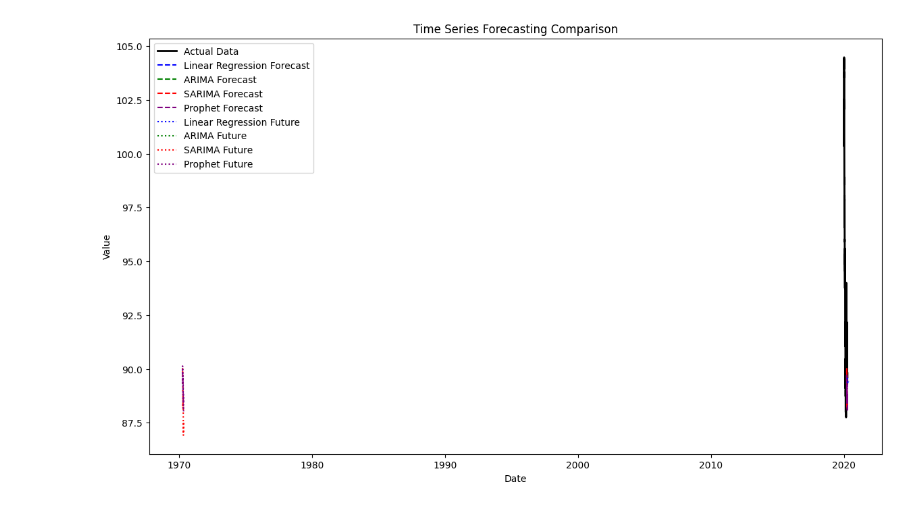
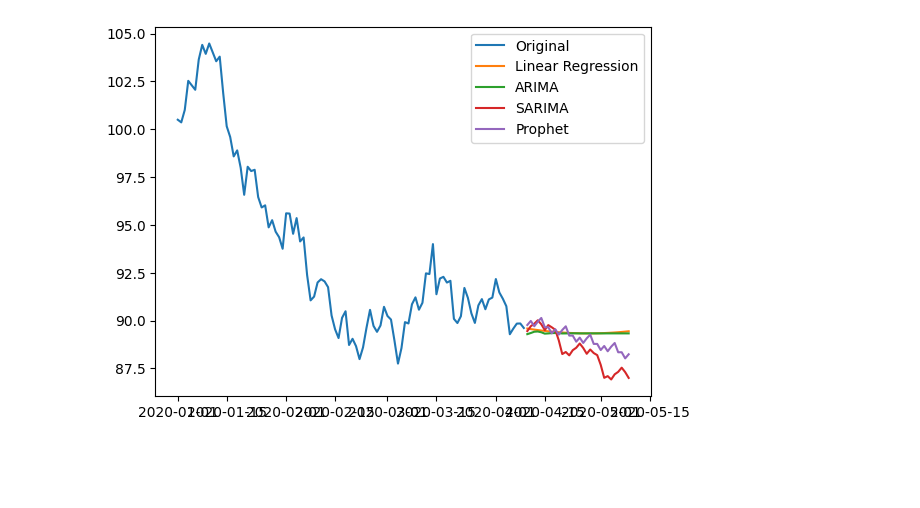
Before and after one commit to MizusakoSadanobu/time_series_analysis, a Jupyter notebook: model_comparison.ipynb, the cells around one changed output. Saved outputs shown, nothing was run; the diff lists cells and outputs as text; code cells hidden in the pictures; blank space fills up the shorter version.

```diff
--- a/model_comparison.ipynb
+++ b/model_comparison.ipynb
@@ -15,15 +15,16 @@ date_range = pd.date_range(start='2020-01-01', periods=100, freq='D')
 data = np.cumsum(np.random.randn(100)) + 100  # ランダムウォーク
 df = pd.DataFrame({'ds': date_range, 'y': data})
 
+# データをトレーニングとテストに分割
+df['diff'] = df['y'].diff().fillna(0)
+df['day'] = np.arange(len(df))
+
+X = df[['day']]
+y = df['diff']
+X_train, X_test, y_train, y_test = train_test_split(X, y, test_size=0.2, shuffle=False)
+
 # 線形回帰で1階差を予測
 def linear_regression_forecast(df, future_steps):
-    df['diff'] = df['y'].diff().fillna(0)
-    df['day'] = np.arange(len(df))
-
-    X = df[['day']]
-    y = df['diff']
-    X_train, X_test, y_train, y_test = train_test_split(X, y, test_size=0.2, shuffle=False)
-
     model_lr = LinearRegression()
     model_lr.fit(X_train, y_train)
 
@@ -36,7 +37,6 @@ def linear_regression_forecast(df, future_steps):
     last_value = df['y'].iloc[-1]
 
     for i in range(future_steps):
-        # `next_day`に列名を付けてモデルに入力
         next_day = pd.DataFrame([[len(df) + i]], columns=['day'])
         next_diff = model_lr.predict(next_day)
         last_value += next_diff[0]
@@ -44,25 +44,29 @@ def linear_regression_forecast(df, future_steps):
 
     future_dates = pd.date_range(start=df['ds'].iloc[-1] + pd.Timedelta(days=1), periods=future_steps)
 
-    return y_test, y_pred, df['ds'].iloc[-len(y_pred):], future_dates, future_preds
+    return y_pred, future_dates, future_preds
 
 # ARIMAでの予測
 def arima_forecast(df, future_steps):
     model_arima = ARIMA(df['y'], order=(5,1,0))
     arima_result = model_arima.fit()
 
-    forecast_arima = arima_result.forecast(steps=len(df) // 5)
+    forecast_arima = arima_result.forecast(steps=len(y_test))
     future_forecast_arima = arima_result.forecast(steps=future_steps)
-    return df['y'].iloc[-len(forecast_arima):], forecast_arima, future_forecast_arima
+    future_dates = pd.date_range(start=df['ds'].iloc[-1] + pd.Timedelta(days=1), periods=future_steps)
+
+    return forecast_arima, future_dates, future_forecast_arima
 
 # SARIMAでの予測
 def sarima_forecast(df, future_steps):
     sarima_model = SARIMAX(df['y'], order=(1,1,1), seasonal_order=(1,1,1,12))
     sarima_result = sarima_model.fit()
 
-    forecast_sarima = sarima_result.get_forecast(steps=len(df) // 5).predicted_mean
+    forecast_sarima = sarima_result.get_forecast(steps=len(y_test)).predicted_mean
     future_forecast_sarima = sarima_result.get_forecast(steps=future_steps).predicted_mean
-    return df['y'].iloc[-len(forecast_sarima):], forecast_sarima, future_forecast_sarima
+    future_dates = pd.date_range(start=df['ds'].iloc[-1] + pd.Timedelta(days=1), periods=future_steps)
+
+    return forecast_sarima, future_dates, future_forecast_sarima
 
 # Prophetでの予測
 def prophet_forecast(df, future_steps):
@@ -72,52 +76,47 @@ def prophet_forecast(df, future_steps):
     future = model.make_future_dataframe(periods=future_steps)
     forecast = model.predict(future)
 
-    forecast_prophet = forecast['yhat'].iloc[-len(df) // 5:]
+    forecast_prophet = forecast['yhat'].iloc[-len(y_test):]
     future_forecast_prophet = forecast['yhat'].iloc[-future_steps:]
-    return df['y'].iloc[-len(forecast_prophet):], forecast_prophet, future_forecast_prophet
 
-# 可視化と誤差計算
-def visualize_and_calculate_errors(df, future_steps):
-    # 各モデルの予測を取得
-    y_test_lr, y_pred_lr, dates_lr, future_dates_lr, future_preds_lr = linear_regression_forecast(df, future_steps)
-    y_test_arima, y_pred_arima, future_preds_arima = arima_forecast(df, future_steps)
-    y_test_sarima, y_pred_sarima, future_preds_sarima = sarima_forecast(df, future_steps)
-    y_test_prophet, y_pred_prophet, future_preds_prophet = prophet_forecast(df, future_steps)
+    return forecast_prophet, forecast['ds'].iloc[-future_steps:], future_forecast_prophet
 
-    # グラフの作成
-    plt.figure(figsize=(14, 8))
+# 予測結果を可視化
+def plot_forecasts(df, future_steps):
+    # 元データのプロット
+    plt.plot(df['ds'], df['y'], label='Original')
 
-    # 過去のデータと予測値をプロット
-    plt.plot(df['ds'], df['y'], label='Actual Data', color='black', linewidth=2)
-    plt.plot(dates_lr, y_pred_lr, label='Linear Regression Forecast', color='blue', linestyle='--')
-    plt.plot(df['ds'].iloc[-len(y_pred_arima):], y_pred_arima, label='ARIMA Forecast', color='green', linestyle='--')
-    plt.plot(df['ds'].iloc[-len(y_pred_sarima):], y_pred_sarima, label='SARIMA Forecast', color='red', linestyle='--')
-    plt.plot(df['ds'].iloc[-len(y_pred_prophet):], y_pred_prophet, label='Prophet Forecast', color='purple', linestyle='--')
+    # 線形回帰
+    y_pred_lr, future_dates_lr, future_preds_lr = linear_regression_forecast(df, future_steps)
+    plt.plot(future_dates_lr, future_preds_lr, label='Linear Regression')
 
-    # 将来予測をプロット
-    plt.plot(future_dates_lr, future_preds_lr, label='Linear Regression Future', color='blue', linestyle=':')
-    plt.plot(future_preds_arima.index, future_preds_arima, label='ARIMA Future', color='green', linestyle=':')
-    plt.plot(future_preds_sarima.index, future_preds_sarima, label='SARIMA Future', color='red', linestyle=':')
-    plt.plot(future_preds_prophet.index, future_preds_prophet, label='Prophet Future', color='purple', linestyle=':')
+    # ARIMA
+    y_pred_arima, future_dates_arima, future_preds_arima = arima_forecast(df, future_steps)
+    plt.plot(future_dates_arima, future_preds_arima, label='ARIMA')
 
-    plt.xlabel('Date')
-    plt.ylabel('Value')
-    plt.title('Time Series Forecasting Comparison')
+    # SARIMA
+    y_pred_sarima, future_dates_sarima, future_preds_sarima = sarima_forecast(df, future_steps)
+    plt.plot(future_dates_sarima, future_preds_sarima, label='SARIMA')
+
+    # Prophet
+    y_pred_prophet, future_dates_prophet, future_preds_prophet = prophet_forecast(df, future_steps)
+    plt.plot(future_dates_prophet, future_preds_prophet, label='Prophet')
+
     plt.legend()
     plt.show()
 
     # 誤差の計算
-    mae_lr = mean_absolute_error(y_test_lr, y_pred_lr)
-    rmse_lr = np.sqrt(mean_squared_error(y_test_lr, y_pred_lr))
+    mae_lr = mean_absolute_error(y_test, y_pred_lr)
+    rmse_lr = np.sqrt(mean_squared_error(y_test, y_pred_lr))
 
-    mae_arima = mean_absolute_error(y_test_arima, y_pred_arima)
-    rmse_arima = np.sqrt(mean_squared_error(y_test_arima, y_pred_arima))
+    mae_arima = mean_absolute_error(y_test, y_pred_arima)
+    rmse_arima = np.sqrt(mean_squared_error(y_test, y_pred_arima))
 
-    mae_sarima = mean_absolute_error(y_test_sarima, y_pred_sarima)
-    rmse_sarima = np.sqrt(mean_squared_error(y_test_sarima, y_pred_sarima))
+    mae_sarima = mean_absolute_error(y_test, y_pred_sarima)
+    rmse_sarima = np.sqrt(mean_squared_error(y_test, y_pred_sarima))
 
-    mae_prophet = mean_absolute_error(y_test_prophet, y_pred_prophet)
-    rmse_prophet = np.sqrt(mean_squared_error(y_test_prophet, y_pred_prophet))
+    mae_prophet = mean_absolute_error(y_test, y_pred_prophet)
+    rmse_prophet = np.sqrt(mean_squared_error(y_test, y_pred_prophet))
 
     # 結果を表示
     print("Linear Regression - MAE: {:.4f}, RMSE: {:.4f}".format(mae_lr, rmse_lr))
@@ -127,5 +126,5 @@ def visualize_and_calculate_errors(df, future_steps):
 
 # 可視化と誤差の計算を実行
 future_steps = 30
-visualize_and_calculate_errors(df, future_steps)
+plot_forecasts(df, future_steps)
 # %% [output]
@@ -134,2 +133,2 @@ visualize_and_calculate_errors(df, future_steps)
-[figure, old version]
+[figure, new version]
 Linear Regression - MAE: 89.5662, RMSE: 89.5687
```
Also changed, not shown: parts of 1 cell of this notebook.
